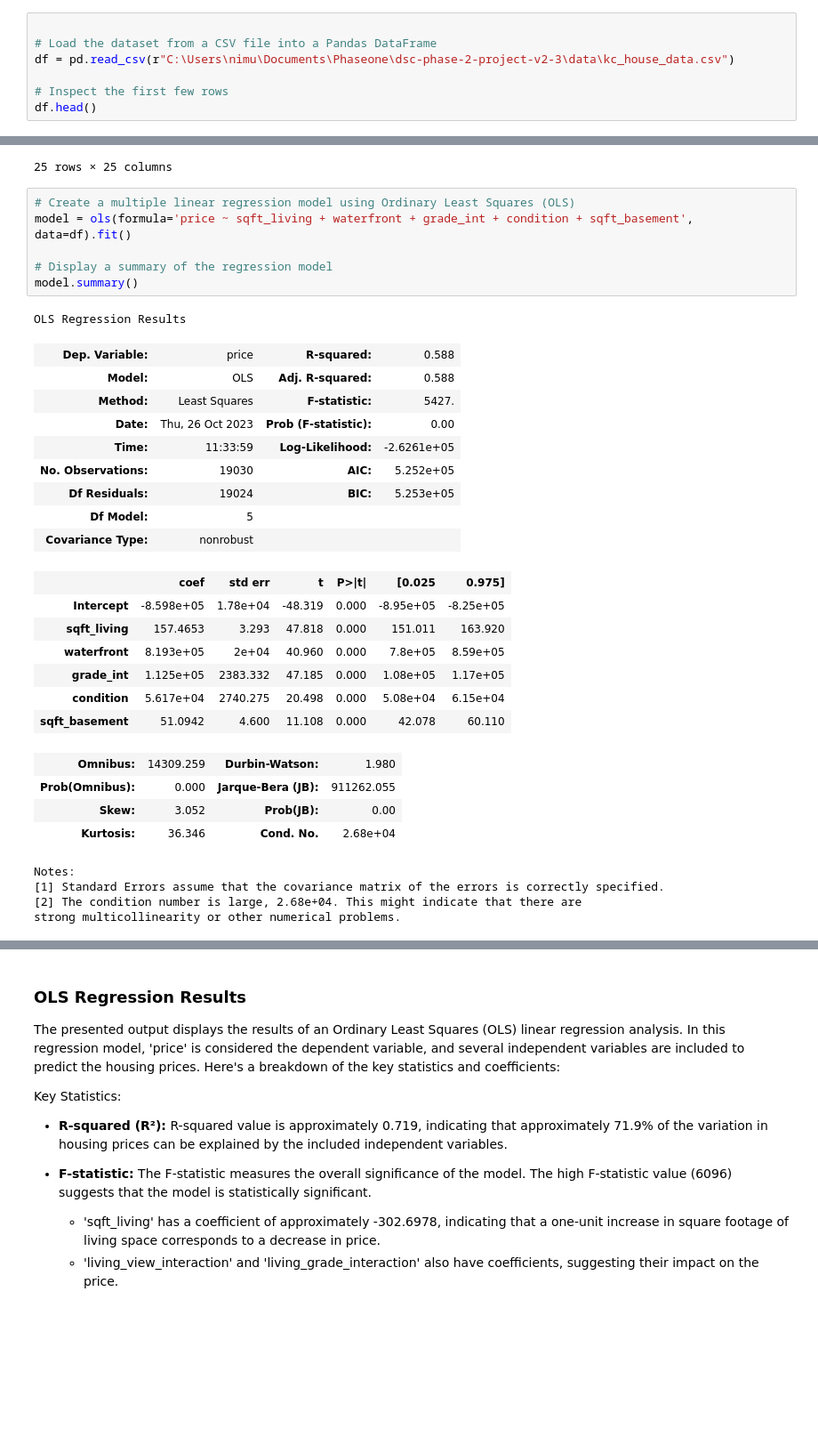
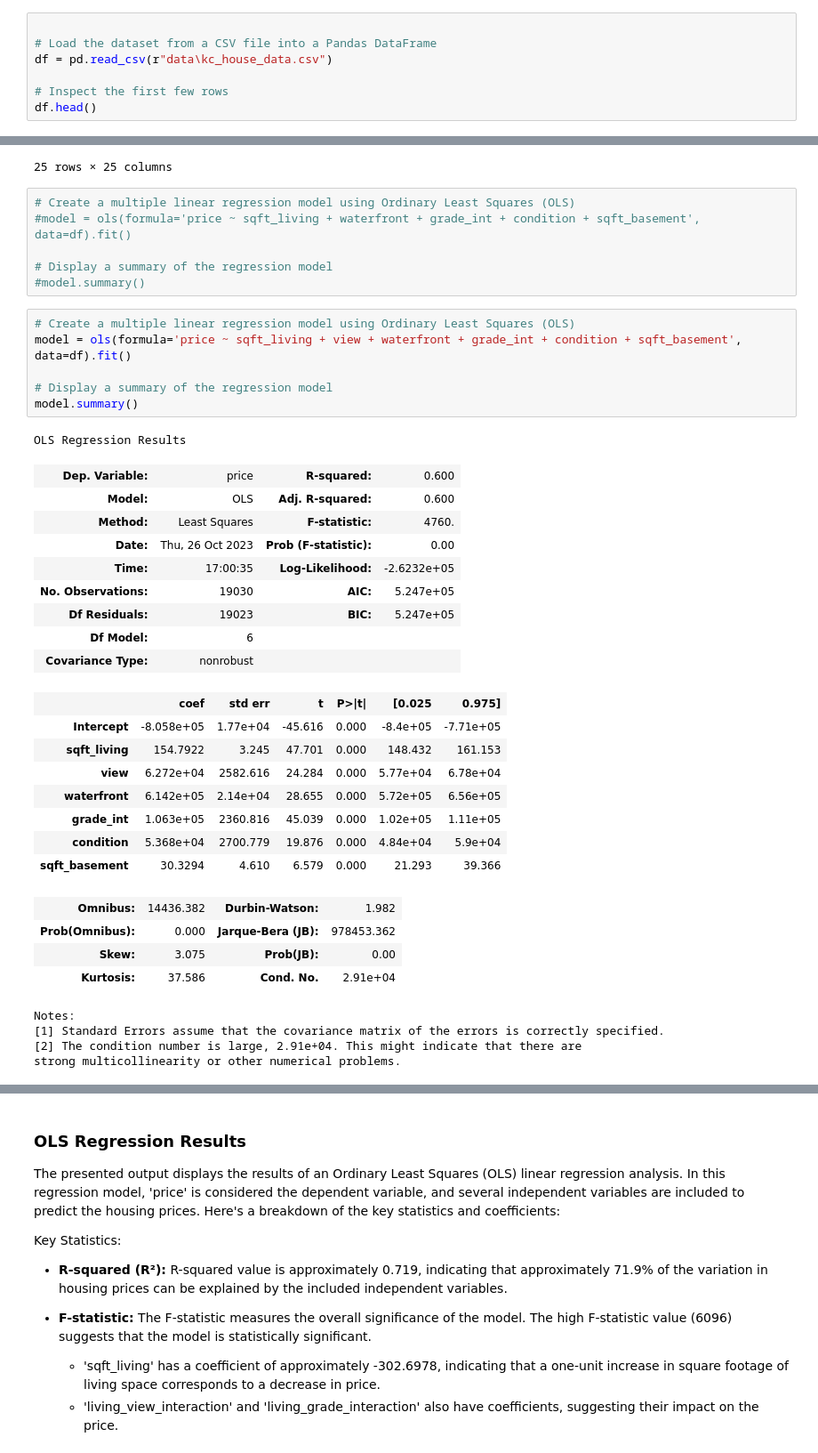
Before and after one commit to learn-co-curriculum/dsc-phase-2-project-v2-3, a Jupyter notebook: student.ipynb, the cells around one changed output, grey strips where cells are left out. Shown at 89% size. Cells and saved outputs as stored; diff of their text form; blank space fills up the shorter version.

```diff
--- a/student.ipynb
+++ b/student.ipynb
@@ -101,7 +101,7 @@ from statsmodels.formula.api import ols
 # %%
 
 # Load the dataset from a CSV file into a Pandas DataFrame
-df = pd.read_csv(r"C:\Users\nimu\Documents\Phaseone\dsc-phase-2-project-v2-3\data\kc_house_data.csv")
+df = pd.read_csv(r"data\kc_house_data.csv")
 
 # Inspect the first few rows
 df.head()
@@ -644,35 +646,42 @@ df.corr()
 25 rows × 25 columns
 # %%
 # Create a multiple linear regression model using Ordinary Least Squares (OLS)
-model = ols(formula='price ~ sqft_living + waterfront + grade_int + condition + sqft_basement', data=df).fit()
+#model = ols(formula='price ~ sqft_living + waterfront + grade_int + condition + sqft_basement', data=df).fit()
 
 # Display a summary of the regression model
-model.summary()
+#model.summary()
-# %% [output]
-OLS Regression Results
-| Dep. Variable: | price | R-squared: | 0.588 |
-| Model: | OLS | Adj. R-squared: | 0.588 |
-| Method: | Least Squares | F-statistic: | 5427. |
-| Date: | Thu, 26 Oct 2023 | Prob (F-statistic): | 0.00 |
-| Time: | 11:33:59 | Log-Likelihood: | -2.6261e+05 |
-| No. Observations: | 19030 | AIC: | 5.252e+05 |
-| Df Residuals: | 19024 | BIC: | 5.253e+05 |
-| Df Model: | 5 |  |  |
-| Covariance Type: | nonrobust |  |  |
-|  | coef | std err | t | P>|t| | [0.025 | 0.975] |
-| Intercept | -8.598e+05 | 1.78e+04 | -48.319 | 0.000 | -8.95e+05 | -8.25e+05 |
-| sqft_living | 157.4653 | 3.293 | 47.818 | 0.000 | 151.011 | 163.920 |
-| waterfront | 8.193e+05 | 2e+04 | 40.960 | 0.000 | 7.8e+05 | 8.59e+05 |
-| grade_int | 1.125e+05 | 2383.332 | 47.185 | 0.000 | 1.08e+05 | 1.17e+05 |
-| condition | 5.617e+04 | 2740.275 | 20.498 | 0.000 | 5.08e+04 | 6.15e+04 |
-| sqft_basement | 51.0942 | 4.600 | 11.108 | 0.000 | 42.078 | 60.110 |
-| Omnibus: | 14309.259 | Durbin-Watson: | 1.980 |
-| Prob(Omnibus): | 0.000 | Jarque-Bera (JB): | 911262.055 |
-| Skew: | 3.052 | Prob(JB): | 0.00 |
-| Kurtosis: | 36.346 | Cond. No. | 2.68e+04 |
-Notes:
-[1] Standard Errors assume that the covariance matrix of the errors is correctly specified.
-[2] The condition number is large, 2.68e+04. This might indicate that there are
-strong multicollinearity or other numerical problems.
+# %%
+# Create a multiple linear regression model using Ordinary Least Squares (OLS)
+model = ols(formula='price ~ sqft_living + view + waterfront + grade_int + condition + sqft_basement', data=df).fit()
+
+# Display a summary of the regression model
+model.summary()
+# %% [output]
+OLS Regression Results
+| Dep. Variable: | price | R-squared: | 0.600 |
+| Model: | OLS | Adj. R-squared: | 0.600 |
+| Method: | Least Squares | F-statistic: | 4760. |
+| Date: | Thu, 26 Oct 2023 | Prob (F-statistic): | 0.00 |
+| Time: | 17:00:35 | Log-Likelihood: | -2.6232e+05 |
+| No. Observations: | 19030 | AIC: | 5.247e+05 |
+| Df Residuals: | 19023 | BIC: | 5.247e+05 |
+| Df Model: | 6 |  |  |
+| Covariance Type: | nonrobust |  |  |
+|  | coef | std err | t | P>|t| | [0.025 | 0.975] |
+| Intercept | -8.058e+05 | 1.77e+04 | -45.616 | 0.000 | -8.4e+05 | -7.71e+05 |
+| sqft_living | 154.7922 | 3.245 | 47.701 | 0.000 | 148.432 | 161.153 |
+| view | 6.272e+04 | 2582.616 | 24.284 | 0.000 | 5.77e+04 | 6.78e+04 |
+| waterfront | 6.142e+05 | 2.14e+04 | 28.655 | 0.000 | 5.72e+05 | 6.56e+05 |
+| grade_int | 1.063e+05 | 2360.816 | 45.039 | 0.000 | 1.02e+05 | 1.11e+05 |
+| condition | 5.368e+04 | 2700.779 | 19.876 | 0.000 | 4.84e+04 | 5.9e+04 |
+| sqft_basement | 30.3294 | 4.610 | 6.579 | 0.000 | 21.293 | 39.366 |
+| Omnibus: | 14436.382 | Durbin-Watson: | 1.982 |
+| Prob(Omnibus): | 0.000 | Jarque-Bera (JB): | 978453.362 |
+| Skew: | 3.075 | Prob(JB): | 0.00 |
+| Kurtosis: | 37.586 | Cond. No. | 2.91e+04 |
+Notes:
+[1] Standard Errors assume that the covariance matrix of the errors is correctly specified.
+[2] The condition number is large, 2.91e+04. This might indicate that there are
+strong multicollinearity or other numerical problems.
 # %%
 # Create a multiple linear regression model using Ordinary Least Squares (OLS)
```
Also changed, not shown: parts of 4 cells of this notebook.
